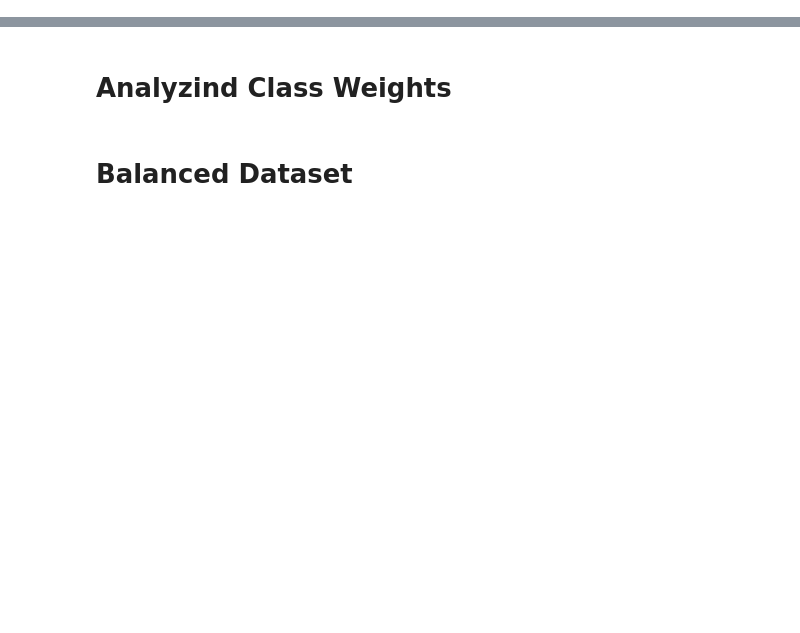
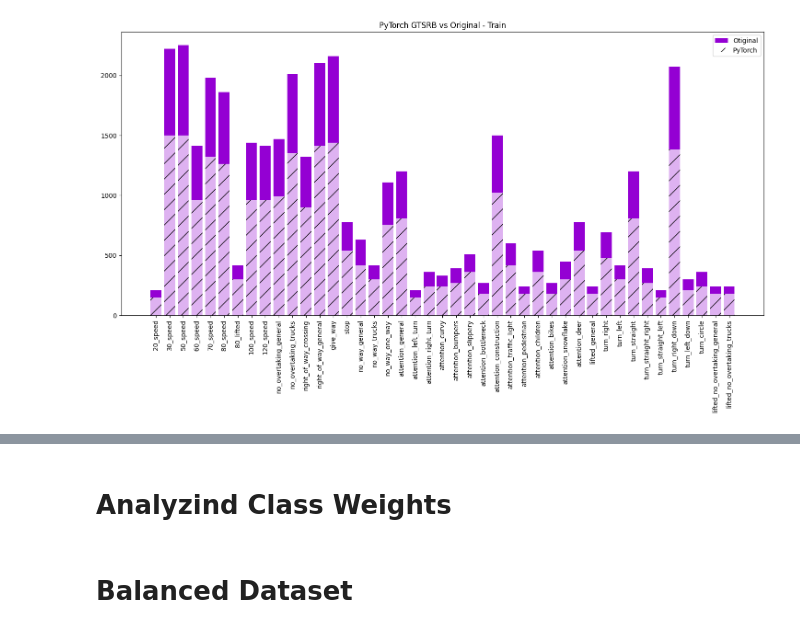
Before and after one commit to ahmadhatahet/runtime-monitoring, a Jupyter notebook: experiments/GTSRB/GTSRB_SAVE_BalancedAugmented.ipynb, the cells around one changed output, grey strips where cells are left out. Saved outputs shown, nothing was run; the diff lists cells and outputs as text; code cells hidden in the pictures; blank space fills up the shorter version.

```diff
--- a/experiments/GTSRB/GTSRB_SAVE_BalancedAugmented.ipynb
+++ b/experiments/GTSRB/GTSRB_SAVE_BalancedAugmented.ipynb
@@ -109,0 +115,21 @@ plt.show()
+# %%
+class GTSRB(Dataset):
+    def __init__(self, root, csv_file, transform=None):
+        self.root = root
+        self.data = pd.read_csv(root / csv_file, header=None)
+        self.transform = transform
+
+    def __len__(self):
+        return len(self.data)
+
+    def __getitem__(self, index):
+        img = Image.open(self.root / self.data.iloc[index, 0])
+        label = torch.tensor( self.data.iloc[index, 1] )
+
+        if self.transform:
+            img = self.transform(img)
+
+        return (img, label)
+# %%
+train_data = GTSRB(path_data / 'gtsrb_original' / 'trainingset', 'training.csv', tf)
+test_data = GTSRB(path_data / 'gtsrb_original' / 'testset', 'test.csv', tf)
@@ -109,0 +154,13 @@ plt.show()
+# %%
+train_weights = train_data.data[1].value_counts().sort_index().to_numpy()
+test_weights = test_data.data[1].value_counts().sort_index().to_numpy()
+# %%
+plt.figure(figsize=(18, 8))
+plt.bar(height=train_weights, x=list(feature_names.values()), color='darkviolet', label='Original')
+plt.bar(height=gtsrb_cls_count_train, x=list(feature_names.values()),  alpha=.70, hatch='/', color='white', label='PyTorch')
+plt.xticks(rotation=90)
+plt.legend()
+plt.title('PyTorch GTSRB vs Original - Train')
+plt.show()
+# %% [output]
+[figure, added]
```
Also changed, not shown: parts of 62 cells of this notebook.
